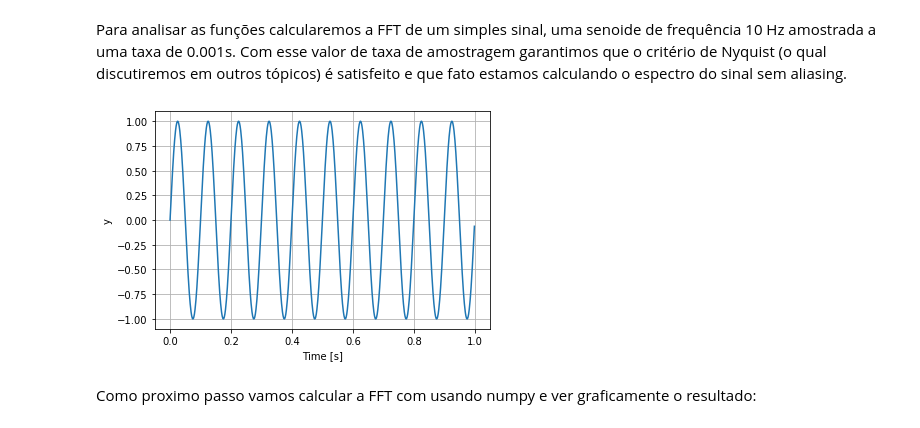
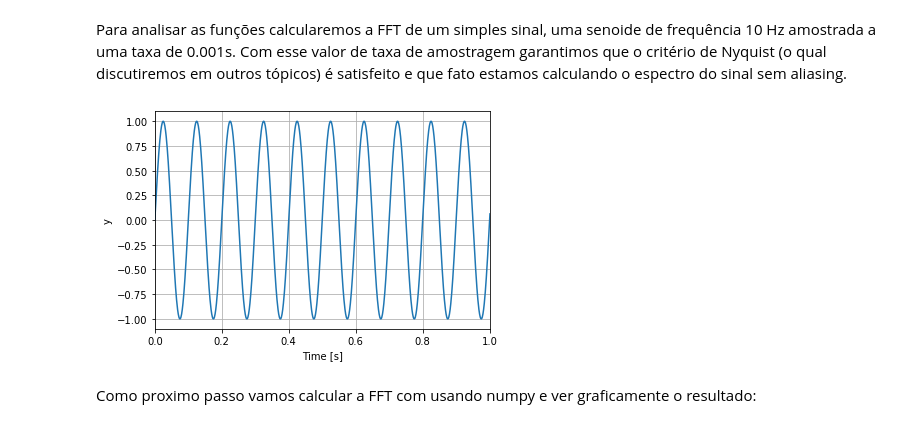
Before and after one commit to Heitor-Carvalho/SmallProjtects, a Jupyter notebook: Transformada_Fourier_Numpy/Transformada_Fourier_Numpy.ipynb, the cells around one changed output. Drawn from its saved outputs; the diff is of its cells as text; code cells hidden in the pictures.

```diff
--- a/Transformada_Fourier_Numpy/Transformada_Fourier_Numpy.ipynb
+++ b/Transformada_Fourier_Numpy/Transformada_Fourier_Numpy.ipynb
@@ -22,15 +22,17 @@ import matplotlib.pyplot as plt
 Ts = 0.001
 Fs = 1/Ts
 freq = 10
-t = np.arange(0, 1, Ts)
+tfinal = 2
+t = np.arange(0, 2, Ts)
 y = np.sin(2*np.pi*freq*t)
 # %%
 plt.plot(t, y)
 plt.ylabel("y")
 plt.xlabel("Time [s]")
+plt.xlim([0, 1])
 plt.grid()
 # %% [output]
-[figure, old version]
+[figure, new version]
 # %% [markdown]
 Como proximo passo vamos calcular a FFT com usando numpy e ver graficamente o resultado:
 # %%
```
Also changed, not shown: parts of 8 cells of this notebook.
